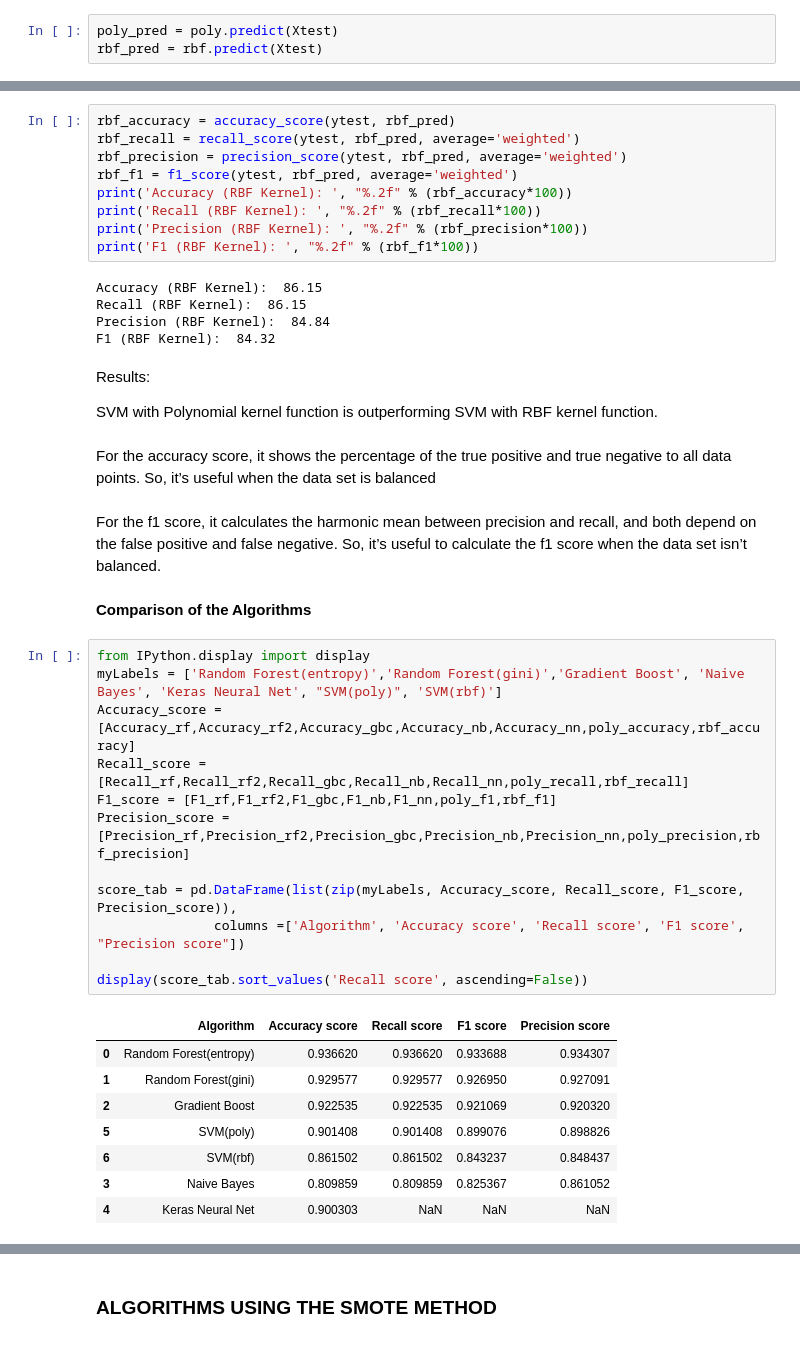
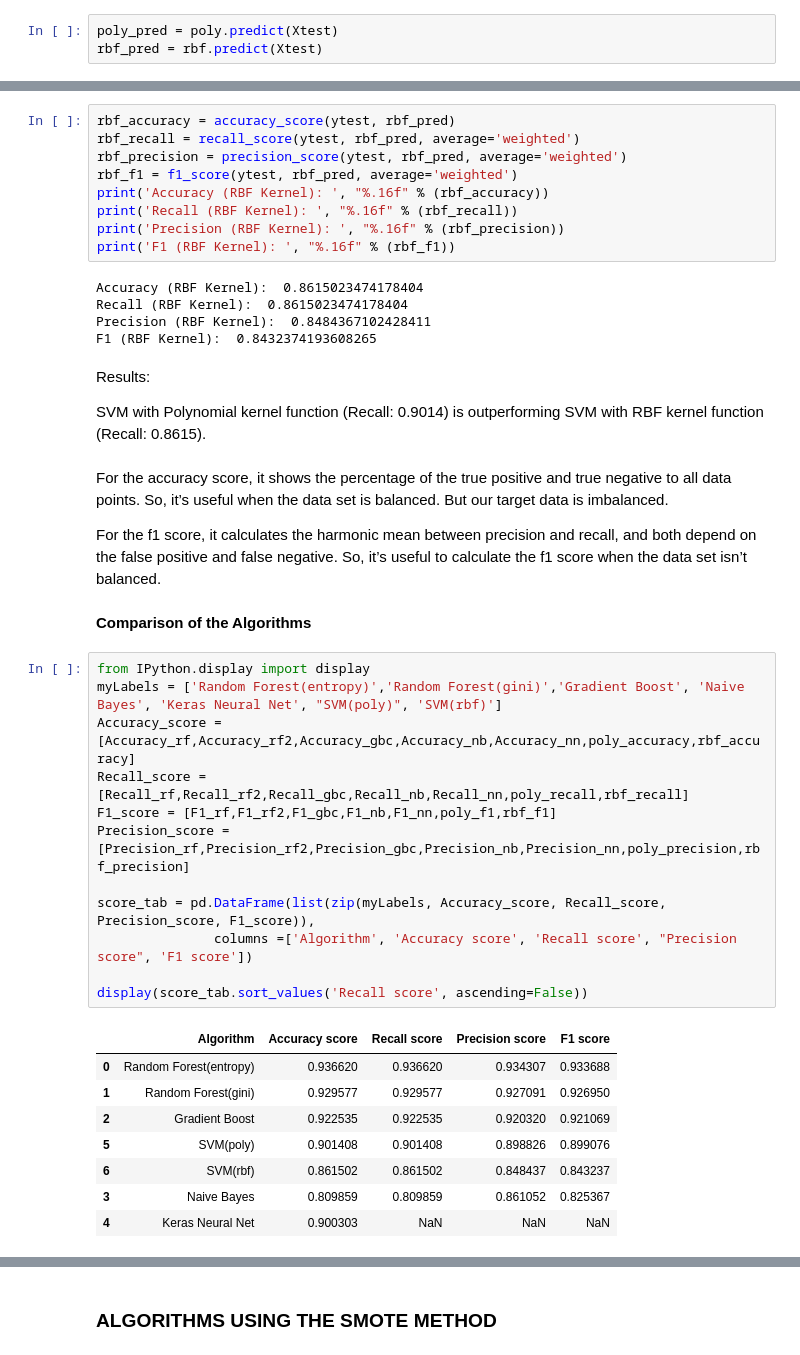
Before and after one commit to charriemascio/Capstone3FetalHealthClassification, a Jupyter notebook: Capstone3PreprocessingModeling.ipynb, the cells around one changed output, grey strips where cells are left out. Saved outputs shown, nothing was run; the diff lists cells and outputs as text.

```diff
--- a/Capstone3PreprocessingModeling.ipynb
+++ b/Capstone3PreprocessingModeling.ipynb
@@ -564,43 +562,43 @@ rbf_accuracy = accuracy_score(ytest, rbf_pred)
 rbf_recall = recall_score(ytest, rbf_pred, average='weighted')
 rbf_precision = precision_score(ytest, rbf_pred, average='weighted')
 rbf_f1 = f1_score(ytest, rbf_pred, average='weighted')
-print('Accuracy (RBF Kernel): ', "%.2f" % (rbf_accuracy*100))
-print('Recall (RBF Kernel): ', "%.2f" % (rbf_recall*100))
-print('Precision (RBF Kernel): ', "%.2f" % (rbf_precision*100))
-print('F1 (RBF Kernel): ', "%.2f" % (rbf_f1*100))
+print('Accuracy (RBF Kernel): ', "%.16f" % (rbf_accuracy))
+print('Recall (RBF Kernel): ', "%.16f" % (rbf_recall))
+print('Precision (RBF Kernel): ', "%.16f" % (rbf_precision))
+print('F1 (RBF Kernel): ', "%.16f" % (rbf_f1))
 # %% [output]
-Accuracy (RBF Kernel):  86.15
-Recall (RBF Kernel):  86.15
-Precision (RBF Kernel):  84.84
-F1 (RBF Kernel):  84.32
+Accuracy (RBF Kernel):  0.8615023474178404
+Recall (RBF Kernel):  0.8615023474178404
+Precision (RBF Kernel):  0.8484367102428411
+F1 (RBF Kernel):  0.8432374193608265
 # %% [markdown]
  Results:
 
- SVM with Polynomial kernel function is outperforming SVM with RBF kernel function.
+ SVM with Polynomial kernel function (Recall: 0.9014) is outperforming SVM with RBF kernel function (Recall: 0.8615).
-# %% [markdown]
-For the accuracy score, it shows the percentage of the true positive and true negative to all data points. So, it’s useful when the data set is balanced
 # %% [markdown]
+For the accuracy score, it shows the percentage of the true positive and true negative to all data points. So, it’s useful when the data set is balanced. But our target data is imbalanced.
+
 For the f1 score, it calculates the harmonic mean between precision and recall, and both depend on the false positive and false negative. So, it’s useful to calculate the f1 score when the data set isn’t balanced.
 # %% [markdown]
 **Comparison of the Algorithms**
 # %%
 from IPython.display import display
 myLabels = ['Random Forest(entropy)','Random Forest(gini)','Gradient Boost', 'Naive Bayes', 'Keras Neural Net', "SVM(poly)", 'SVM(rbf)']
 Accuracy_score = [Accuracy_rf,Accuracy_rf2,Accuracy_gbc,Accuracy_nb,Accuracy_nn,poly_accuracy,rbf_accuracy]
 Recall_score = [Recall_rf,Recall_rf2,Recall_gbc,Recall_nb,Recall_nn,poly_recall,rbf_recall]
 F1_score = [F1_rf,F1_rf2,F1_gbc,F1_nb,F1_nn,poly_f1,rbf_f1]
 Precision_score = [Precision_rf,Precision_rf2,Precision_gbc,Precision_nb,Precision_nn,poly_precision,rbf_precision]
 
-score_tab = pd.DataFrame(list(zip(myLabels, Accuracy_score, Recall_score, F1_score, Precision_score)),
-               columns =['Algorithm', 'Accuracy score', 'Recall score', 'F1 score', "Precision score"])
+score_tab = pd.DataFrame(list(zip(myLabels, Accuracy_score, Recall_score, Precision_score, F1_score)),
+               columns =['Algorithm', 'Accuracy score', 'Recall score', "Precision score", 'F1 score'])
 
 display(score_tab.sort_values('Recall score', ascending=False))
 # %% [output]
-|  | Algorithm | Accuracy score | Recall score | F1 score | Precision score |
-| 0 | Random Forest(entropy) | 0.936620 | 0.936620 | 0.933688 | 0.934307 |
-| 1 | Random Forest(gini) | 0.929577 | 0.929577 | 0.926950 | 0.927091 |
-| 2 | Gradient Boost | 0.922535 | 0.922535 | 0.921069 | 0.920320 |
-| 5 | SVM(poly) | 0.901408 | 0.901408 | 0.899076 | 0.898826 |
-| 6 | SVM(rbf) | 0.861502 | 0.861502 | 0.843237 | 0.848437 |
-| 3 | Naive Bayes | 0.809859 | 0.809859 | 0.825367 | 0.861052 |
+|  | Algorithm | Accuracy score | Recall score | Precision score | F1 score |
+| 0 | Random Forest(entropy) | 0.936620 | 0.936620 | 0.934307 | 0.933688 |
+| 1 | Random Forest(gini) | 0.929577 | 0.929577 | 0.927091 | 0.926950 |
+| 2 | Gradient Boost | 0.922535 | 0.922535 | 0.920320 | 0.921069 |
+| 5 | SVM(poly) | 0.901408 | 0.901408 | 0.898826 | 0.899076 |
+| 6 | SVM(rbf) | 0.861502 | 0.861502 | 0.848437 | 0.843237 |
+| 3 | Naive Bayes | 0.809859 | 0.809859 | 0.861052 | 0.825367 |
 | 4 | Keras Neural Net | 0.900303 | NaN | NaN | NaN |
```
Also changed, not shown: parts of 63 cells of this notebook, 5 other files.
